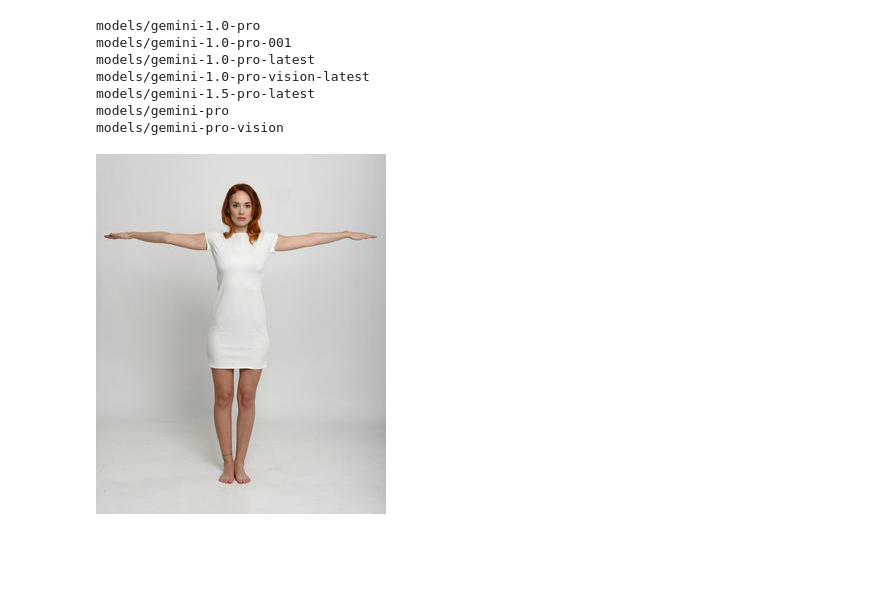
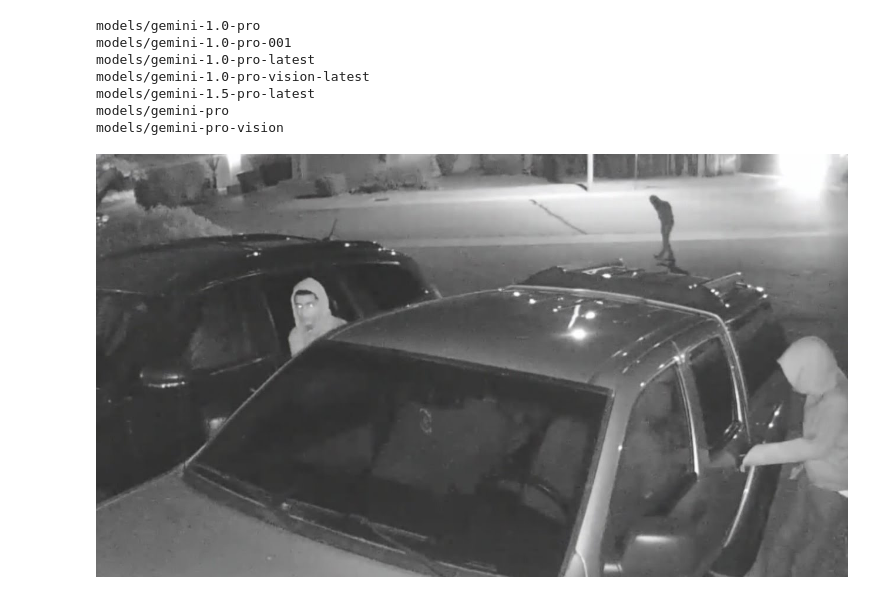
Before and after one commit to remsteele/TheftDetectionAI, a Jupyter notebook: apitest.ipynb, the cells around one changed output. Cells and saved outputs as stored; diff of their text form; code cells hidden in the pictures; blank space fills up the shorter version.

```diff
--- a/apitest.ipynb
+++ b/apitest.ipynb
@@ -31,10 +31,10 @@ models/gemini-pro-vision
 # %%
 import PIL.Image
 
-img = PIL.Image.open('tpose.jpeg')
+img = PIL.Image.open('break-in1.jpeg')
 img
 # %% [output]
-[figure, old version]
+[figure, new version]
 # %%
 model = genai.GenerativeModel('gemini-pro-vision')
 # %%
```
Also changed, not shown: parts of 2 cells of this notebook.
